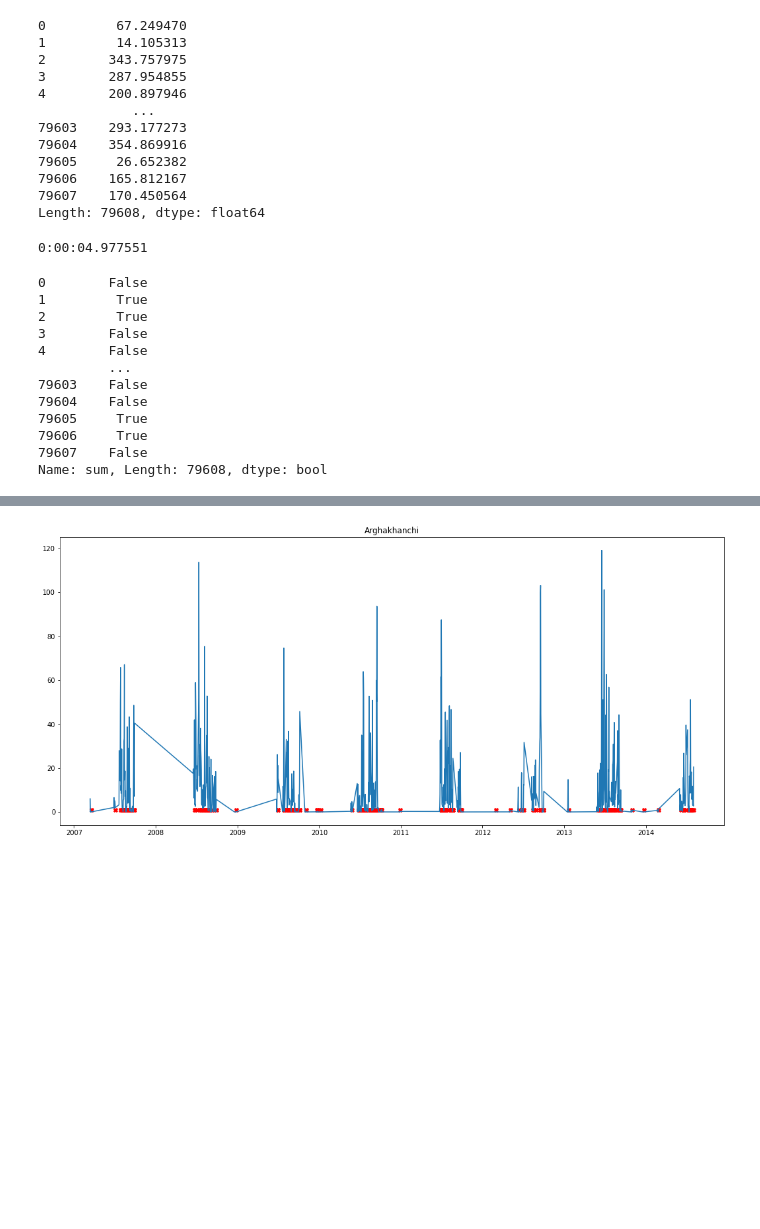
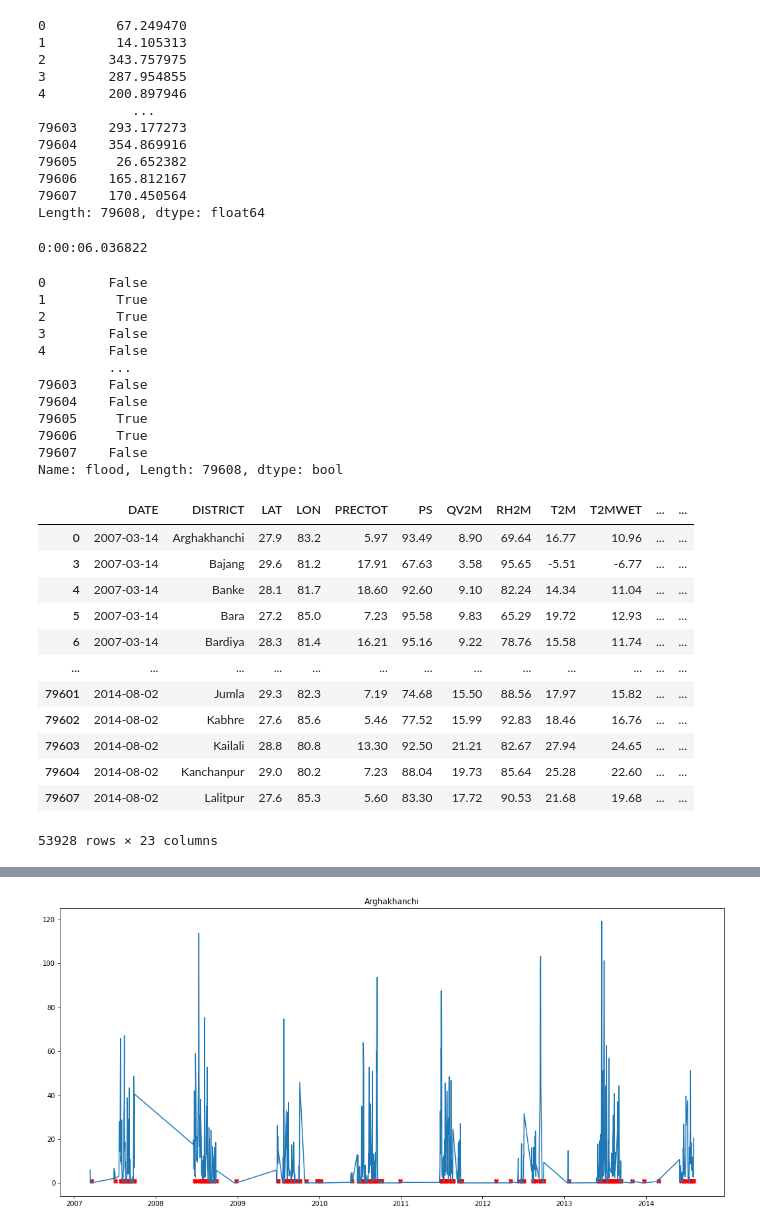
Before and after one commit to ashimdahal/FRIDA-TEAM_AIR, a Jupyter notebook: landslides/data_analysics_for_landslides_detection.ipynb, the cells around one changed output, grey strips where cells are left out. Cells and saved outputs as stored; diff of their text form; code cells hidden in the pictures; blank space fills up the shorter version.

```diff
--- a/landslides/data_analysics_for_landslides_detection.ipynb
+++ b/landslides/data_analysics_for_landslides_detection.ipynb
@@ -187,7 +184,7 @@ Length: 79608, dtype: float64
 # %%
 import datetime
 start = datetime.datetime.now()
-landslides_df['sum'] = False
+landslides_df['flood'] = False
 for i in range(321):
   cur_dist = distance(
       landslides_df['LAT'].copy(),
@@ -196,13 +193,13 @@ for i in range(321):
          np_df.iloc[i]['longitude'].copy())
 
   landslides_df[i] = np.where(cur_dist<5,True,False)
-  landslides_df['sum'] = landslides_df['sum'] | landslides_df[i]
+  landslides_df['flood'] = landslides_df['flood'] | landslides_df[i]
   landslides_df.drop(i,axis=1,inplace=True)
 print(datetime.datetime.now()-start)
 # %% [output]
-0:00:04.977551
+0:00:06.036822
 # %%
-landslides_df['sum']
+landslides_df['flood']
 # %% [output]
 0        False
 1         True
@@ -215,5 +212,5 @@ landslides_df['sum']
 79605     True
 79606     True
 79607    False
-Name: sum, Length: 79608, dtype: bool
+Name: flood, Length: 79608, dtype: bool
 # %%
@@ -221,3 +218,21 @@ impact_df = landslides_df[landslides_df['sum']].reset_index().drop('sum',axis=1)
+# %%
+non_impact_df = landslides_df[landslides_df['flood']==0]
+# %%
+non_impact_df
+# %% [output]
+|  | DATE | DISTRICT | LAT | LON | PRECTOT | PS | QV2M | RH2M | T2M | T2MWET | ... | ... |
+| 0 | 2007-03-14 | Arghakhanchi | 27.9 | 83.2 | 5.97 | 93.49 | 8.90 | 69.64 | 16.77 | 10.96 | ... | ... |
+| 3 | 2007-03-14 | Bajang | 29.6 | 81.2 | 17.91 | 67.63 | 3.58 | 95.65 | -5.51 | -6.77 | ... | ... |
+| 4 | 2007-03-14 | Banke | 28.1 | 81.7 | 18.60 | 92.60 | 9.10 | 82.24 | 14.34 | 11.04 | ... | ... |
+| 5 | 2007-03-14 | Bara | 27.2 | 85.0 | 7.23 | 95.58 | 9.83 | 65.29 | 19.72 | 12.93 | ... | ... |
+| 6 | 2007-03-14 | Bardiya | 28.3 | 81.4 | 16.21 | 95.16 | 9.22 | 78.76 | 15.58 | 11.74 | ... | ... |
+| ... | ... | ... | ... | ... | ... | ... | ... | ... | ... | ... | ... | ... |
+| 79601 | 2014-08-02 | Jumla | 29.3 | 82.3 | 7.19 | 74.68 | 15.50 | 88.56 | 17.97 | 15.82 | ... | ... |
+| 79602 | 2014-08-02 | Kabhre | 27.6 | 85.6 | 5.46 | 77.52 | 15.99 | 92.83 | 18.46 | 16.76 | ... | ... |
+| 79603 | 2014-08-02 | Kailali | 28.8 | 80.8 | 13.30 | 92.50 | 21.21 | 82.67 | 27.94 | 24.65 | ... | ... |
+| 79604 | 2014-08-02 | Kanchanpur | 29.0 | 80.2 | 7.23 | 88.04 | 19.73 | 85.64 | 25.28 | 22.60 | ... | ... |
+| 79607 | 2014-08-02 | Lalitpur | 27.6 | 85.3 | 5.60 | 83.30 | 17.72 | 90.53 | 21.68 | 19.68 | ... | ... |
+53928 rows × 23 columns
 # %%
 impact_df
 # %% [output]
```
Also changed, not shown: parts of 50 cells of this notebook.
